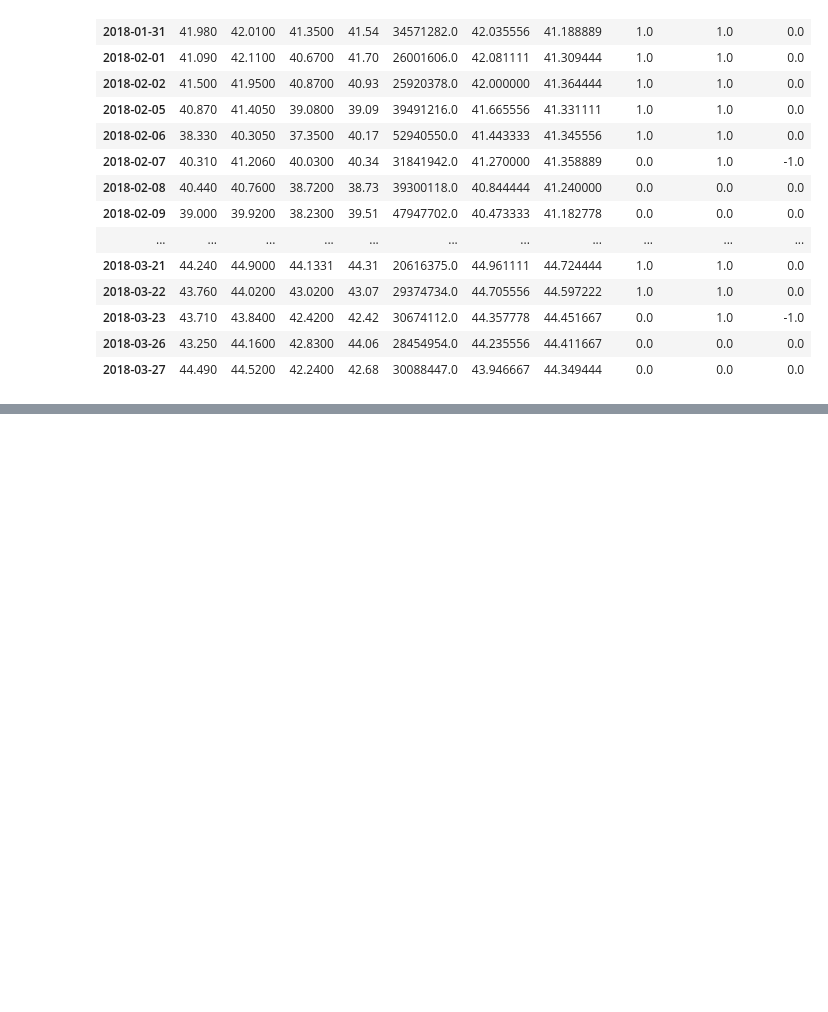
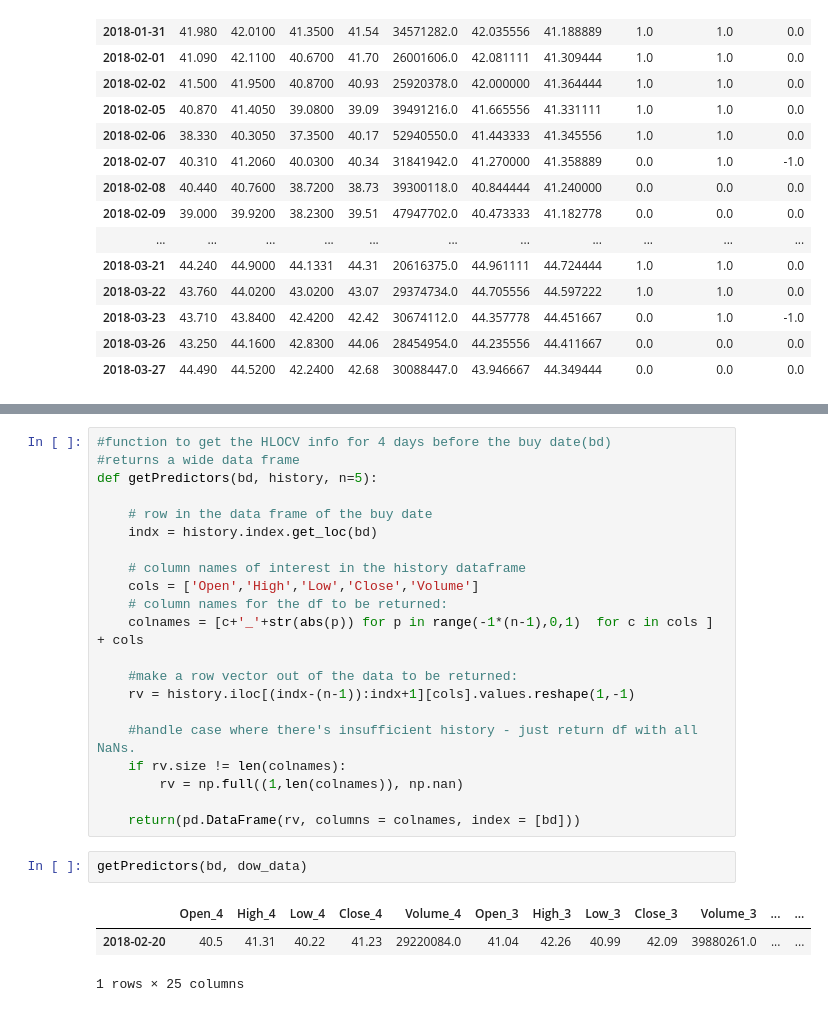
Before and after one commit to focods/neural-net-stock-trading, a Jupyter notebook: Data Wrangler.ipynb, the cells around one changed output, grey strips where cells are left out. Drawn from its saved outputs; the diff is of its cells as text; blank space fills up the shorter version.

```diff
--- a/Data Wrangler.ipynb
+++ b/Data Wrangler.ipynb
@@ -192,0 +233,27 @@ dow_data
+# %%
+#function to get the HLOCV info for 4 days before the buy date(bd)
+#returns a wide data frame
+def getPredictors(bd, history, n=5):
+
+    # row in the data frame of the buy date
+    indx = history.index.get_loc(bd)
+
+    # column names of interest in the history dataframe
+    cols = ['Open','High','Low','Close','Volume']
+    # column names for the df to be returned:
+    colnames = [c+'_'+str(abs(p)) for p in range(-1*(n-1),0,1)  for c in cols ] + cols
+
+    #make a row vector out of the data to be returned:
+    rv = history.iloc[(indx-(n-1)):indx+1][cols].values.reshape(1,-1)
+
+    #handle case where there's insufficient history - just return df with all NaNs.
+    if rv.size != len(colnames):
+        rv = np.full((1,len(colnames)), np.nan)
+
+    return(pd.DataFrame(rv, columns = colnames, index = [bd]))
+# %%
+getPredictors(bd, dow_data)
+# %% [output]
+|  | Open_4 | High_4 | Low_4 | Close_4 | Volume_4 | Open_3 | High_3 | Low_3 | Close_3 | Volume_3 | ... | ... |
+| 2018-02-20 | 40.5 | 41.31 | 40.22 | 41.23 | 29220084.0 | 41.04 | 42.26 | 40.99 | 42.09 | 39880261.0 | ... | ... |
+1 rows × 25 columns
```
Also changed, not shown: parts of 18 cells of this notebook.
